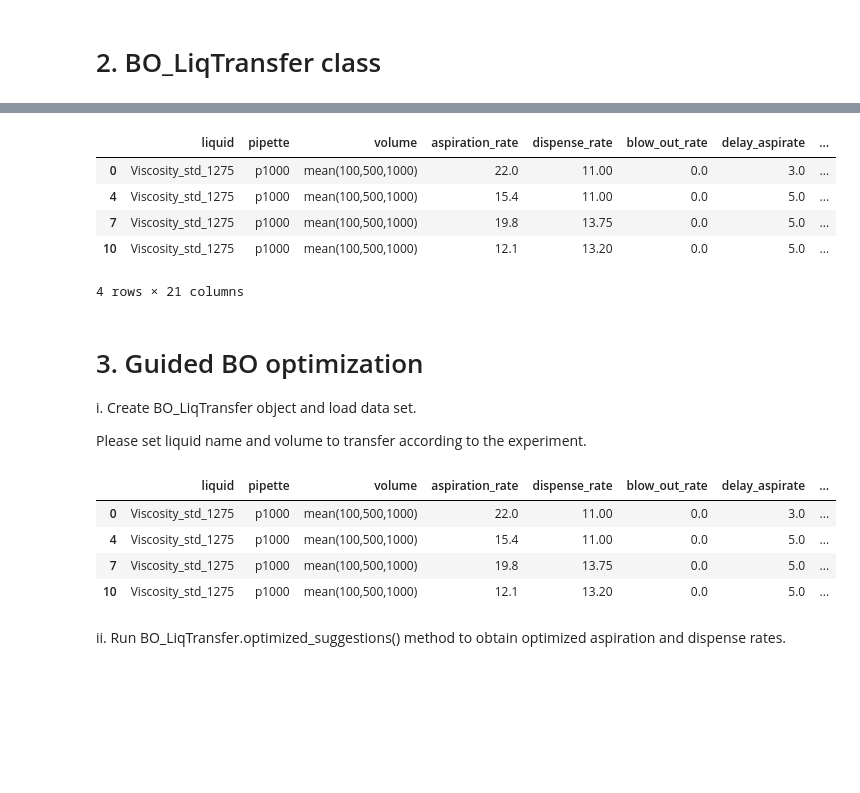
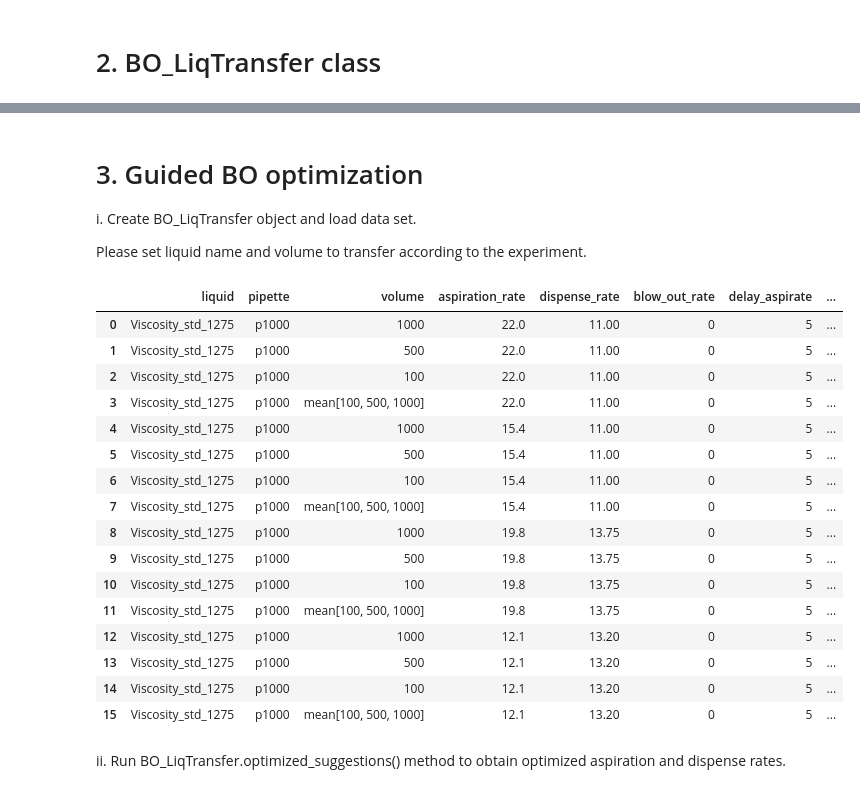
Before and after one commit to Quijanove/viscosity_liquid_transfer_Pablo, a Jupyter notebook: BOTorch_optimizationl_mean_volume.ipynb, the cells around one changed output, grey strips where cells are left out. Drawn from its saved outputs; the diff is of its cells as text; code cells hidden in the pictures; blank space fills up the shorter version.

Commit message:
BoTorch notebooks update

```diff
--- a/BOTorch_optimizationl_mean_volume.ipynb
+++ b/BOTorch_optimizationl_mean_volume.ipynb
@@ -113,6 +113,7 @@ class BO_LiqTransfer:
         self._latest_suggestion = None
         self._latest_volume = None
         self._latest_acq_value = None
+        self.mean_volumes = [100,500,1000]
 
 
     def set_data(self,df):
@@ -124,13 +125,21 @@ class BO_LiqTransfer:
             df_mean = df
         else:
             df_duplicates = df.where(df.duplicated(self.features,keep=False)==True).dropna(how='all')
-            df_unique = df.where(df.duplicated(self.features,keep=False)==False).dropna(how='all')
+            df_incomplete = df.where(df.duplicated(self.features,keep=False)==False).dropna(how='all')
+            df_mean = pd.DataFrame(columns= df.columns)
             for index,values in df_duplicates.drop_duplicates(self.features).iterrows():
-                mean_error =df_duplicates.loc[index:index+3,'%error'].abs().mean()
-                df_duplicates.loc[index,'%error'] = -mean_error
-            df_mean = pd.concat([df_unique,df_duplicates.drop_duplicates(self.features)])
-            df_mean.loc[:,'volume'] = 'mean(100,500,1000)'
+                if len(df_duplicates.loc[index:index+2]) == len(self.mean_volumes):
+                    mean_error =df_duplicates.loc[index:index+2,'%error'].abs().mean()
+                    df_duplicates.loc[index,'%error'] = -mean_error
+                    df_duplicates.loc[index, 'volume'] ='mean'+str(self.mean_volumes)
+                    df_mean = pd.concat([df_mean,df.loc[index:index+2],df_duplicates.loc[[index]]])
+                else:
+                    df_incomplete = pd.concat([df_incomplete,df_duplicates.loc[index:index+2]]).drop_duplicates()
+            df_mean = pd.concat([df_mean,df_incomplete])
+            df_mean = df_mean.reset_index(drop=True)
         self._data = df_mean
+
+
 
 
 
@@ -141,7 +150,7 @@ class BO_LiqTransfer:
         self.set_data(data)
 
 
-    def update_data(self,error,volume='mean(100,500,1000)'):
+    def update_data(self,error,volume= 1000):
         self._latest_volume = volume
         updated_data = pd.concat([self._data,self._data.iloc[[-1]]],ignore_index=True)
         updated_data.loc[updated_data.last_valid_index(),'volume'] = self._latest_volume
@@ -153,10 +162,10 @@ class BO_LiqTransfer:
 
 
     def xy_split(self):
-        x_train = self._data[self.features]
-        y_train = self._data[self.objectives]
+        df_train = self._data.where(self._data['volume']=='mean'+str(self.mean_volumes)).dropna(how='all')
+        x_train = df_train[self.features]
+        y_train = df_train[self.objectives]
         return x_train,y_train
-
 
     def set_bounds(self, x_train):
         return torch.vstack([x_train[0]*self.bmin, x_train[0]*self.bmax])
@@ -165,14 +174,14 @@ class BO_LiqTransfer:
 
     def fit_surrogate(self):
         x_train, y_train = self.xy_split()
-        x_train = torch.tensor(x_train.to_numpy(), **tkwargs)
-        y_train = torch.tensor(y_train.to_numpy(), **tkwargs)
+        x_train = torch.tensor(x_train.to_numpy(dtype=float), **tkwargs)
+        y_train = torch.tensor(y_train.to_numpy(dtype=float), **tkwargs)
         y_train[:,0] = -torch.absolute(y_train[:,0])
         y_train[:,1] = -torch.absolute(y_train[:,1])
 
         problem_bounds = self.set_bounds(x_train)
         time_upper = 1000/problem_bounds[0][0] +1000/problem_bounds[0][1] + 10
-        error_upper = self._data['%error'].abs().min()*1.25
+        error_upper = y_train[:,0].abs().min()*1.25
         ref_point = torch.tensor([-error_upper,-time_upper], **tkwargs)
 
         train_x_gp = normalize(x_train, problem_bounds)
@@ -268,12 +230,3 @@ df_mean
-# %%
-df_duplicates.drop_duplicates(features)
-# %% [output]
-|  | liquid | pipette | volume | aspiration_rate | dispense_rate | blow_out_rate | delay_aspirate | ... |
-| 0 | Viscosity_std_1275 | p1000 | mean(100,500,1000) | 22.0 | 11.00 | 0.0 | 3.0 | ... |
-| 4 | Viscosity_std_1275 | p1000 | mean(100,500,1000) | 15.4 | 11.00 | 0.0 | 5.0 | ... |
-| 7 | Viscosity_std_1275 | p1000 | mean(100,500,1000) | 19.8 | 13.75 | 0.0 | 5.0 | ... |
-| 10 | Viscosity_std_1275 | p1000 | mean(100,500,1000) | 12.1 | 13.20 | 0.0 | 5.0 | ... |
-4 rows × 21 columns
 # %% [markdown]
 # 3. Guided BO optimization
 i.   Create BO_LiqTransfer object and load data set.
@@ -282,17 +235,29 @@ Please set liquid name and volume to transfer according to the experiment.
 # %%
 # Change according to experiment
 liquid_name = 'Viscosity_std_1275'
 
 # Do not change
 liq = BO_LiqTransfer(liquid_name)
-liq.data_from_csv('Opentrons_experiments\\Random_initialisation_data_ver3\\' +liquid_name+' (2).csv')
+liq.data_from_csv('Opentrons_experiments\\Random_initialisation_data_ver3\\' +liquid_name+'.csv')
 liq._data
 # %% [output]
 |  | liquid | pipette | volume | aspiration_rate | dispense_rate | blow_out_rate | delay_aspirate | ... |
-| 0 | Viscosity_std_1275 | p1000 | mean(100,500,1000) | 22.0 | 11.00 | 0.0 | 3.0 | ... |
-| 4 | Viscosity_std_1275 | p1000 | mean(100,500,1000) | 15.4 | 11.00 | 0.0 | 5.0 | ... |
-| 7 | Viscosity_std_1275 | p1000 | mean(100,500,1000) | 19.8 | 13.75 | 0.0 | 5.0 | ... |
-| 10 | Viscosity_std_1275 | p1000 | mean(100,500,1000) | 12.1 | 13.20 | 0.0 | 5.0 | ... |
+| 0 | Viscosity_std_1275 | p1000 | 1000 | 22.0 | 11.00 | 0 | 5 | ... |
+| 1 | Viscosity_std_1275 | p1000 | 500 | 22.0 | 11.00 | 0 | 5 | ... |
+| 2 | Viscosity_std_1275 | p1000 | 100 | 22.0 | 11.00 | 0 | 5 | ... |
+| 3 | Viscosity_std_1275 | p1000 | mean[100, 500, 1000] | 22.0 | 11.00 | 0 | 5 | ... |
+| 4 | Viscosity_std_1275 | p1000 | 1000 | 15.4 | 11.00 | 0 | 5 | ... |
+| 5 | Viscosity_std_1275 | p1000 | 500 | 15.4 | 11.00 | 0 | 5 | ... |
+| 6 | Viscosity_std_1275 | p1000 | 100 | 15.4 | 11.00 | 0 | 5 | ... |
+| 7 | Viscosity_std_1275 | p1000 | mean[100, 500, 1000] | 15.4 | 11.00 | 0 | 5 | ... |
+| 8 | Viscosity_std_1275 | p1000 | 1000 | 19.8 | 13.75 | 0 | 5 | ... |
+| 9 | Viscosity_std_1275 | p1000 | 500 | 19.8 | 13.75 | 0 | 5 | ... |
+| 10 | Viscosity_std_1275 | p1000 | 100 | 19.8 | 13.75 | 0 | 5 | ... |
+| 11 | Viscosity_std_1275 | p1000 | mean[100, 500, 1000] | 19.8 | 13.75 | 0 | 5 | ... |
+| 12 | Viscosity_std_1275 | p1000 | 1000 | 12.1 | 13.20 | 0 | 5 | ... |
+| 13 | Viscosity_std_1275 | p1000 | 500 | 12.1 | 13.20 | 0 | 5 | ... |
+| 14 | Viscosity_std_1275 | p1000 | 100 | 12.1 | 13.20 | 0 | 5 | ... |
+| 15 | Viscosity_std_1275 | p1000 | mean[100, 500, 1000] | 12.1 | 13.20 | 0 | 5 | ... |
 # %% [markdown]
 
 ii.   Run BO_LiqTransfer.optimized_suggestions() method to obtain optimized aspiration and dispense rates.
```
Also changed, not shown: parts of 3 cells of this notebook.
